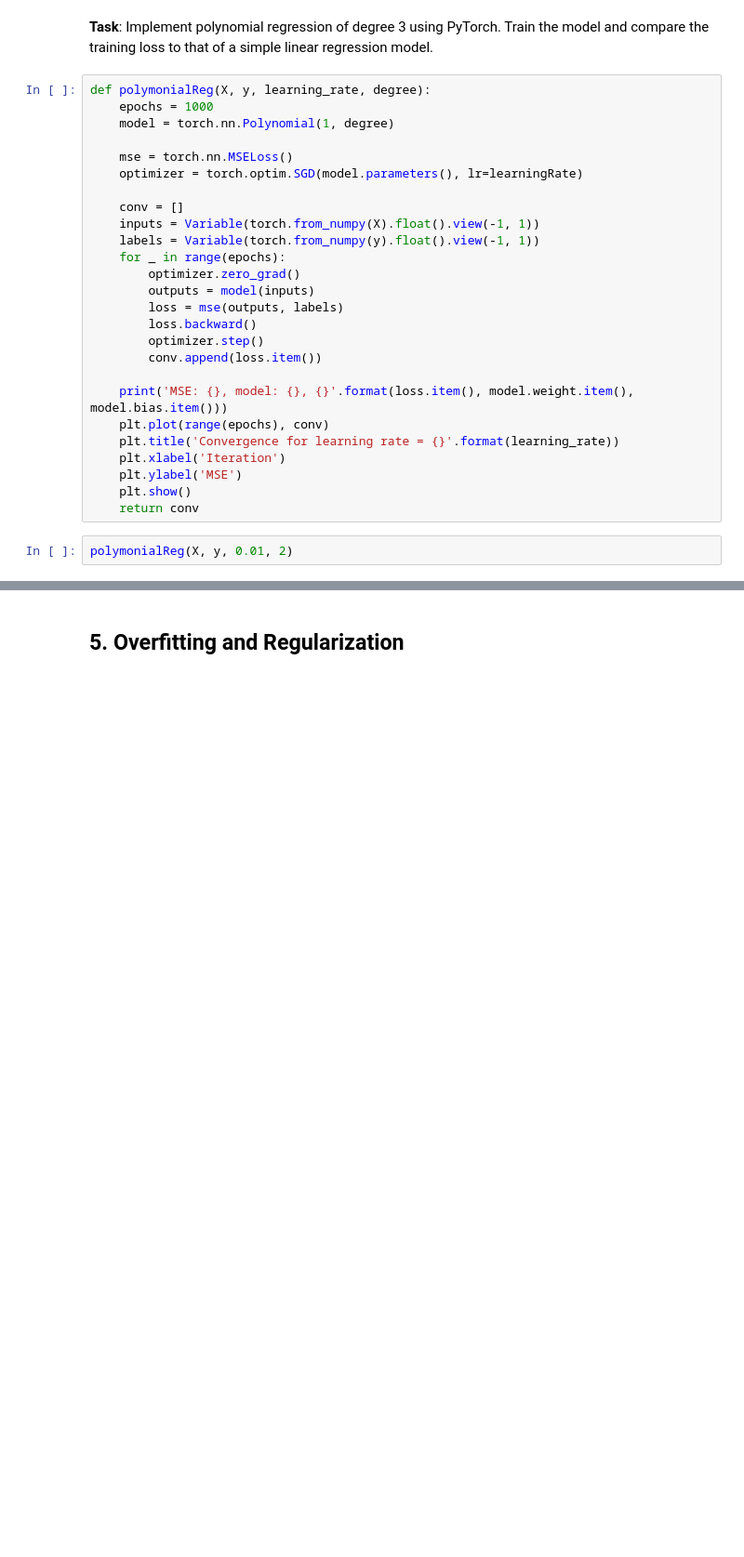
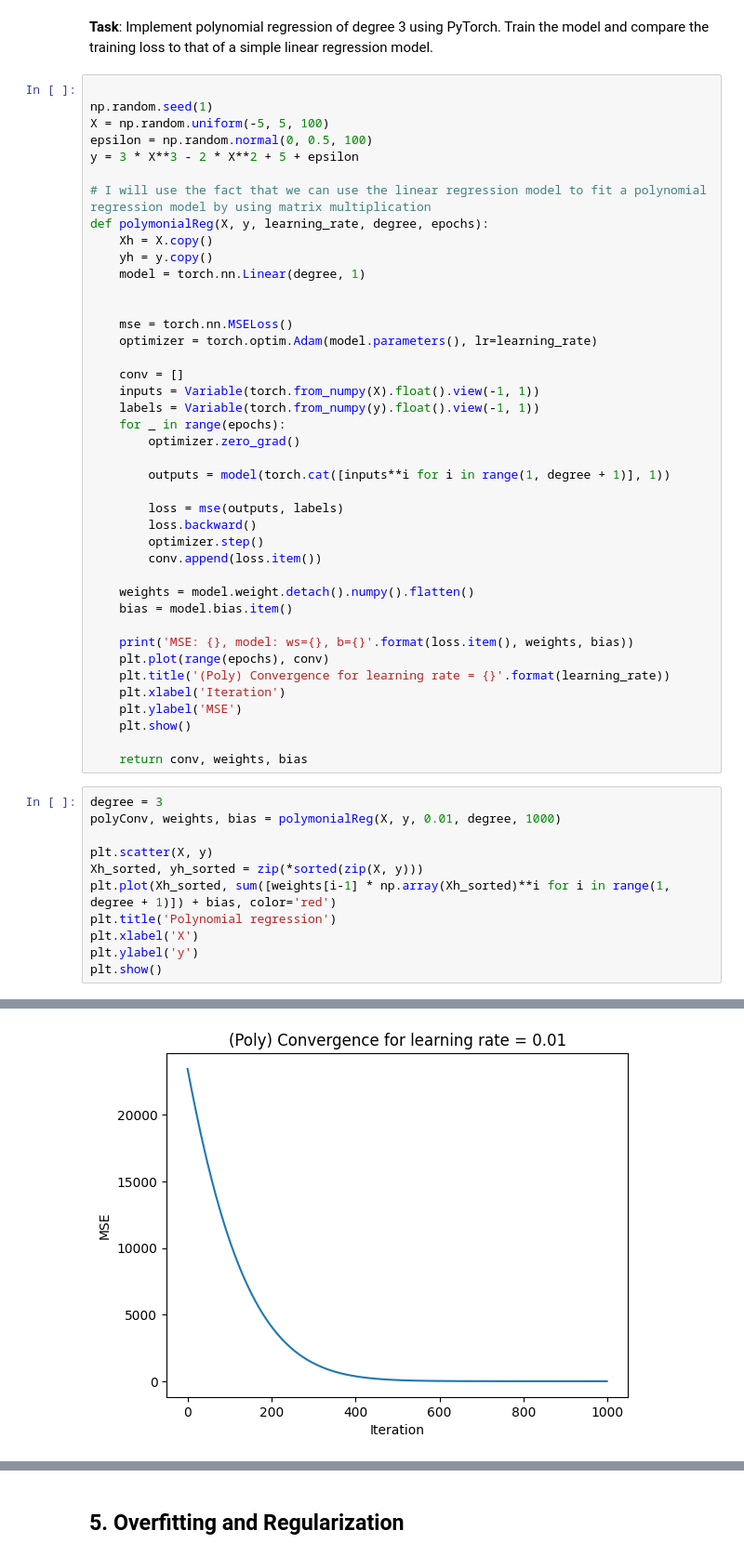
Before and after one commit to mckk12/University, a Jupyter notebook: ML/Homework2/homework_2.ipynb, the cells around one changed output, grey strips where cells are left out. Shown: that part at 93% size. Drawn from its saved outputs; the diff is of its cells as text; blank space fills up the shorter version.

```diff
--- a/ML/Homework2/homework_2.ipynb
+++ b/ML/Homework2/homework_2.ipynb
@@ -208,30 +224,55 @@ y = 3 * X**3 - 2 * X**2 + 5 + epsilon
 
 **Task**: Implement polynomial regression of degree 3 using PyTorch. Train the model and compare the training loss to that of a simple linear regression model.
 # %%
-def polymonialReg(X, y, learning_rate, degree):
-    epochs = 1000
-    model = torch.nn.Polynomial(1, degree)
+
+np.random.seed(1)
+X = np.random.uniform(-5, 5, 100)
+epsilon = np.random.normal(0, 0.5, 100)
+y = 3 * X**3 - 2 * X**2 + 5 + epsilon
+
+# I will use the fact that we can use the linear regression model to fit a polynomial regression model by using matrix multiplication
+def polymonialReg(X, y, learning_rate, degree, epochs):
+    Xh = X.copy()
+    yh = y.copy()
+    model = torch.nn.Linear(degree, 1)
+
 
     mse = torch.nn.MSELoss()
-    optimizer = torch.optim.SGD(model.parameters(), lr=learningRate)
+    optimizer = torch.optim.Adam(model.parameters(), lr=learning_rate)
 
     conv = []
     inputs = Variable(torch.from_numpy(X).float().view(-1, 1))
     labels = Variable(torch.from_numpy(y).float().view(-1, 1))
     for _ in range(epochs):
         optimizer.zero_grad()
-        outputs = model(inputs)
+
+        outputs = model(torch.cat([inputs**i for i in range(1, degree + 1)], 1))
+
         loss = mse(outputs, labels)
         loss.backward()
         optimizer.step()
         conv.append(loss.item())
 
-    print('MSE: {}, model: {}, {}'.format(loss.item(), model.weight.item(), model.bias.item()))
+    weights = model.weight.detach().numpy().flatten()
+    bias = model.bias.item()
+
+    print('MSE: {}, model: ws={}, b={}'.format(loss.item(), weights, bias))
     plt.plot(range(epochs), conv)
-    plt.title('Convergence for learning rate = {}'.format(learning_rate))
+    plt.title('(Poly) Convergence for learning rate = {}'.format(learning_rate))
     plt.xlabel('Iteration')
     plt.ylabel('MSE')
     plt.show()
-    return conv
+
+    return conv, weights, bias
 # %%
-polymonialReg(X, y, 0.01, 2)
+degree = 3
+polyConv, weights, bias = polymonialReg(X, y, 0.01, degree, 1000)
+
+plt.scatter(X, y)
+Xh_sorted, yh_sorted = zip(*sorted(zip(X, y)))
+plt.plot(Xh_sorted, sum([weights[i-1] * np.array(Xh_sorted)**i for i in range(1, degree + 1)]) + bias, color='red')
+plt.title('Polynomial regression')
+plt.xlabel('X')
+plt.ylabel('y')
+plt.show()
+# %% [output]
@@ -237,0 +280 @@ polymonialReg(X, y, 0.01, 2)
+[figure, added]
```
Also changed, not shown: parts of 12 cells of this notebook.
